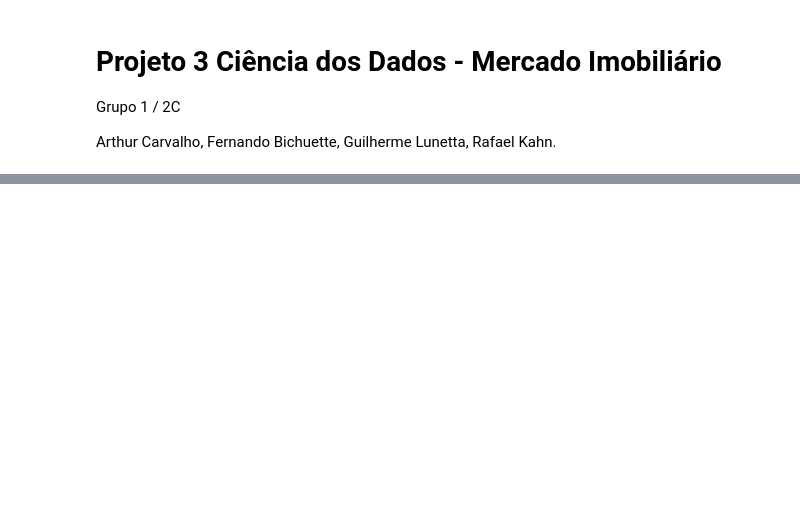
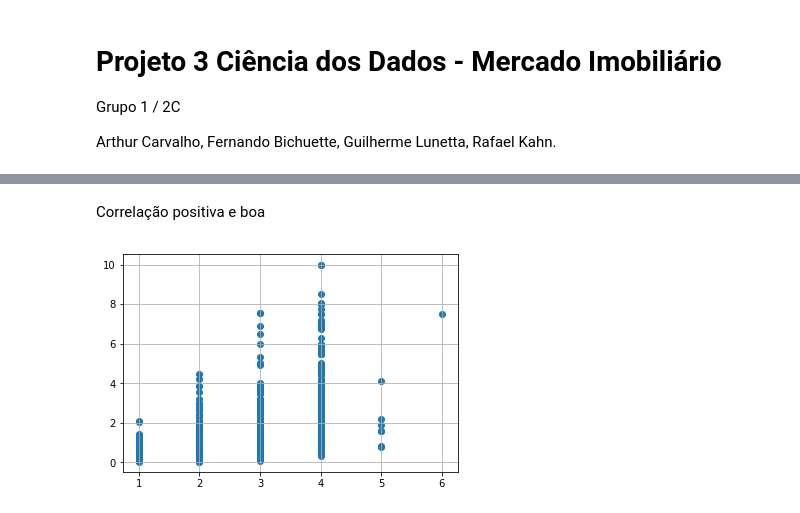
Before and after one commit to arthurfc12/Projeto3CDados, a Jupyter notebook: pr3.ipynb, the cells around one changed output, grey strips where cells are left out. Saved outputs shown, nothing was run; the diff lists cells and outputs as text; code cells hidden in the pictures; blank space fills up the shorter version.

```diff
--- a/pr3.ipynb
+++ b/pr3.ipynb
@@ -55,0 +75,10 @@ plt.grid(True)
+# %% [markdown]
+Correlação positiva e boa
+# %%
+x2 =  data[data['Negotiation Type'] == 'sale'].loc[:,['Rooms']]
+y2 =  a
+
+plt.scatter(x2,y2)
+plt.grid(True)
+# %% [output]
+[figure, added]
```
Also changed, not shown: parts of 10 cells of this notebook.
